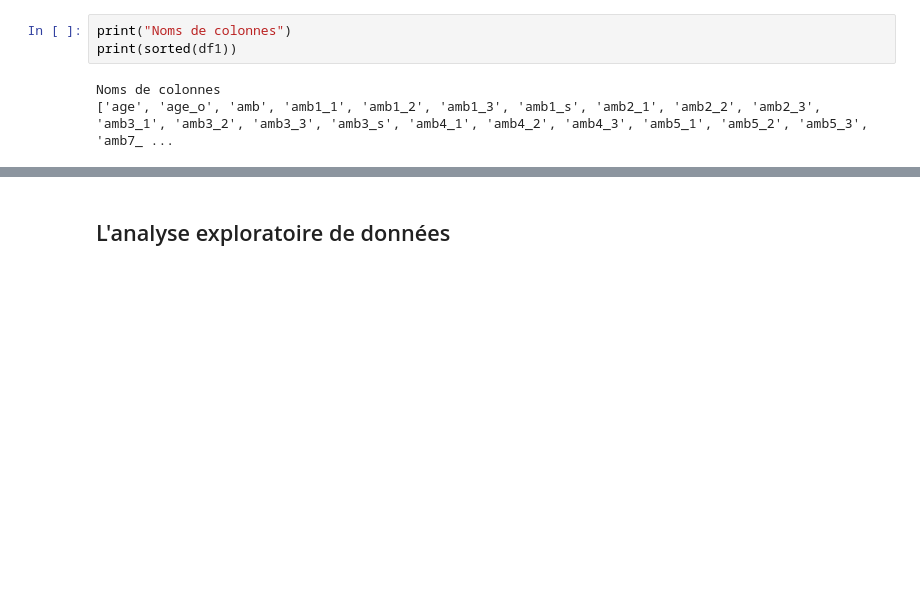
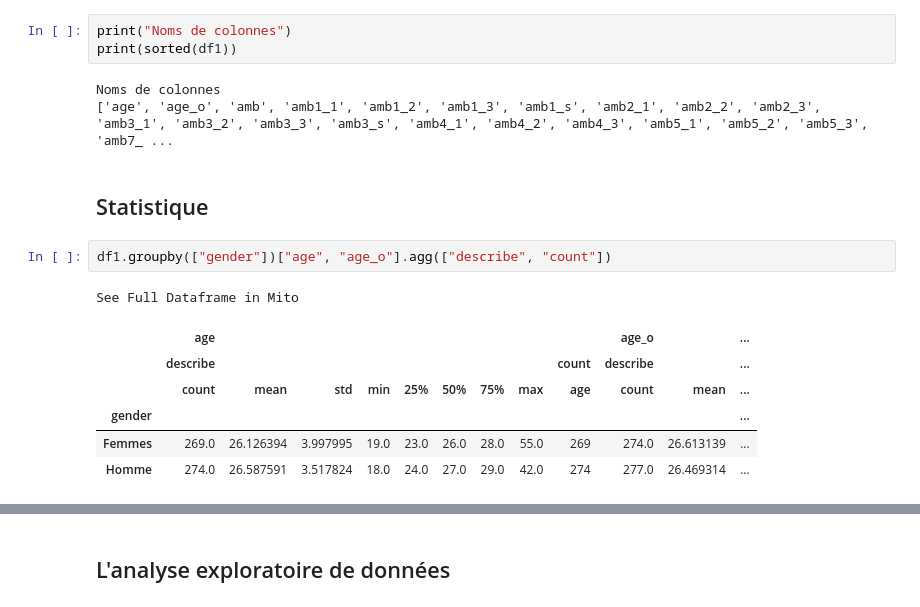
Before and after one commit to huynam1012/Projets-Jedha, a Jupyter notebook: Bloc 2_Speed dating/01-Project_speed_dating_Huy-Nam TRAN_FR.ipynb, the cells around one changed output, grey strips where cells are left out. Saved outputs shown, nothing was run; the diff lists cells and outputs as text; blank space fills up the shorter version.

```diff
--- a/Bloc 2_Speed dating/01-Project_speed_dating_Huy-Nam TRAN_FR.ipynb
+++ b/Bloc 2_Speed dating/01-Project_speed_dating_Huy-Nam TRAN_FR.ipynb
@@ -192,3 +192,15 @@ print(sorted(df1))
 # %% [output]
 Noms de colonnes
 ['age', 'age_o', 'amb', 'amb1_1', 'amb1_2', 'amb1_3', 'amb1_s', 'amb2_1', 'amb2_2', 'amb2_3', 'amb3_1', 'amb3_2', 'amb3_3', 'amb3_s', 'amb4_1', 'amb4_2', 'amb4_3', 'amb5_1', 'amb5_2', 'amb5_3', 'amb7_ ...
+# %% [markdown]
+## Statistique
+# %%
+df1.groupby(["gender"])["age", "age_o"].agg(["describe", "count"])
+# %% [output]
+See Full Dataframe in Mito
+|  | age |  |  |  |  |  |  |  |  | age_o |  | ... |
+|  | describe |  |  |  |  |  |  |  | count | describe |  | ... |
+|  | count | mean | std | min | 25% | 50% | 75% | max | age | count | mean | ... |
+| gender |  |  |  |  |  |  |  |  |  |  |  | ... |
+| Femmes | 269.0 | 26.126394 | 3.997995 | 19.0 | 23.0 | 26.0 | 28.0 | 55.0 | 269 | 274.0 | 26.613139 | ... |
+| Homme | 274.0 | 26.587591 | 3.517824 | 18.0 | 24.0 | 27.0 | 29.0 | 42.0 | 274 | 277.0 | 26.469314 | ... |
```
Also changed, not shown: parts of 1 cell of this notebook.
